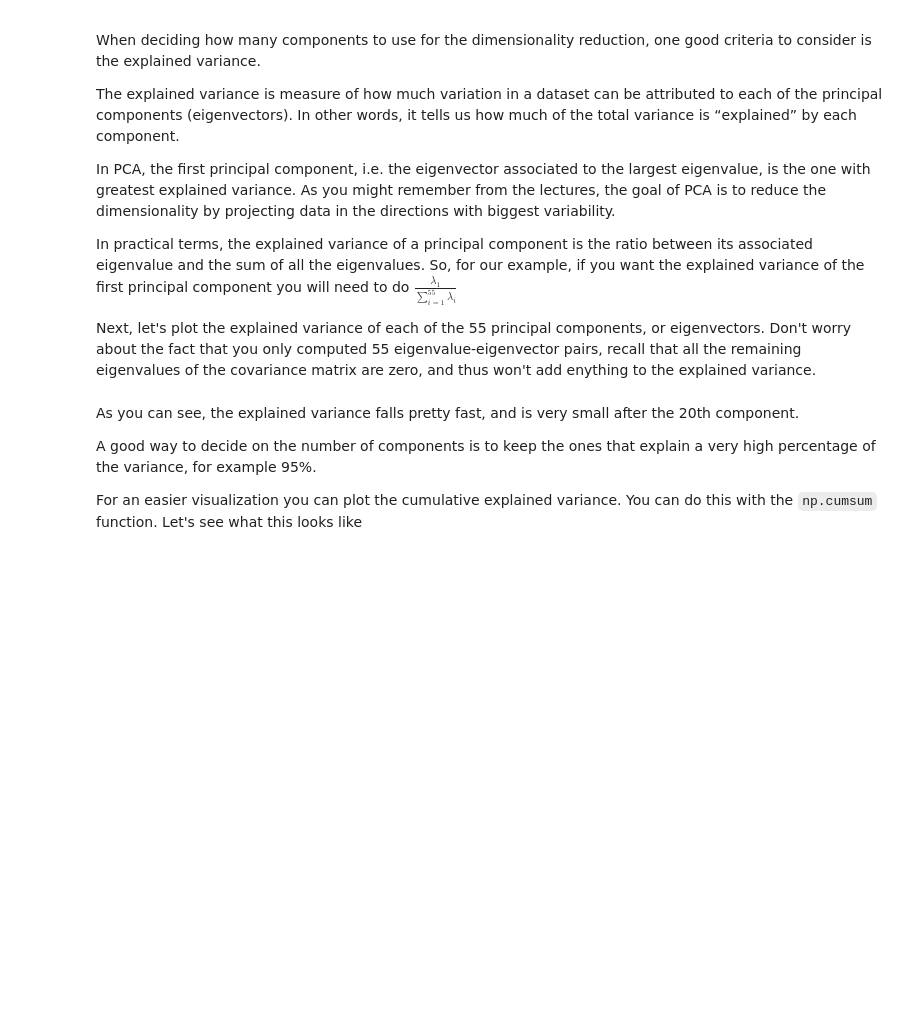
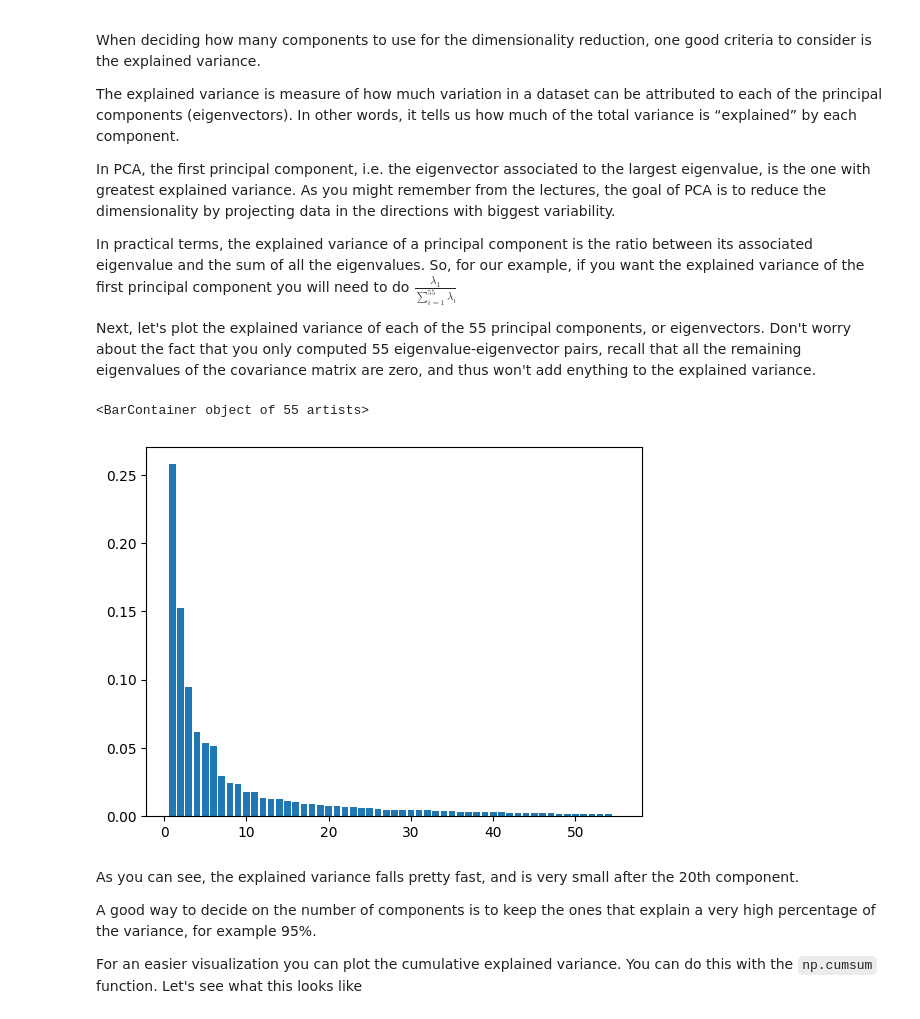
Before and after one commit to kevinmiguel97/Mathematics-for-ML-and-Data-Science, a Jupyter notebook: Linear Algebra/w4/Lab assignment/C1W4_Assignment.ipynb, the cells around one changed output. Drawn from its saved outputs; the diff is of its cells as text; code cells hidden in the pictures; blank space fills up the shorter version.

```diff
--- a/Linear Algebra/w4/Lab assignment/C1W4_Assignment.ipynb
+++ b/Linear Algebra/w4/Lab assignment/C1W4_Assignment.ipynb
@@ -702,7 +702,10 @@ In practical terms, the explained variance of a principal component is the ratio
 Next, let's plot the explained variance of each of the 55 principal components, or eigenvectors. Don't worry about the fact that you only computed 55 eigenvalue-eigenvector pairs, recall that all the remaining eigenvalues of the covariance matrix are zero, and thus won't add enything to the explained variance.
 # %%
 explained_variance = eigenvals/sum(eigenvals)
-plt.plot(np.arange(1,56), explained_variance)
+plt.bar(np.arange(1,56), explained_variance)
+# %% [output]
+<BarContainer object of 55 artists>
+[figure, added]
 # %% [markdown]
 As you can see, the explained variance falls pretty fast, and is very small after the 20th component.
 
```
Also changed, not shown: parts of 9 cells of this notebook.
